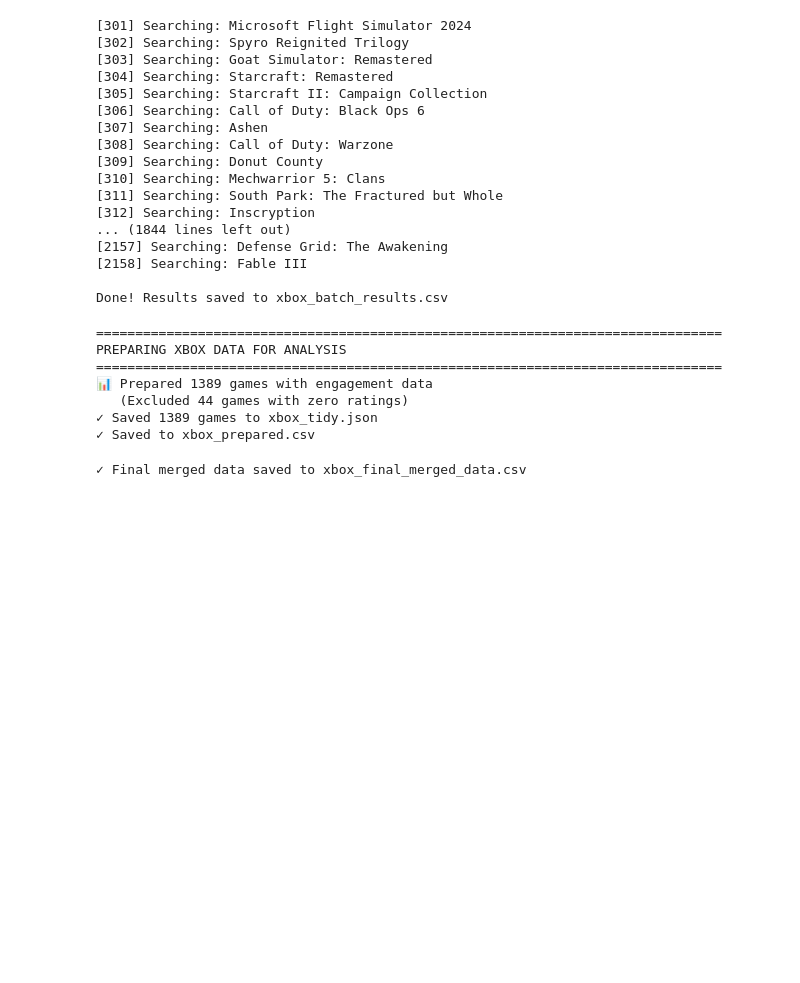
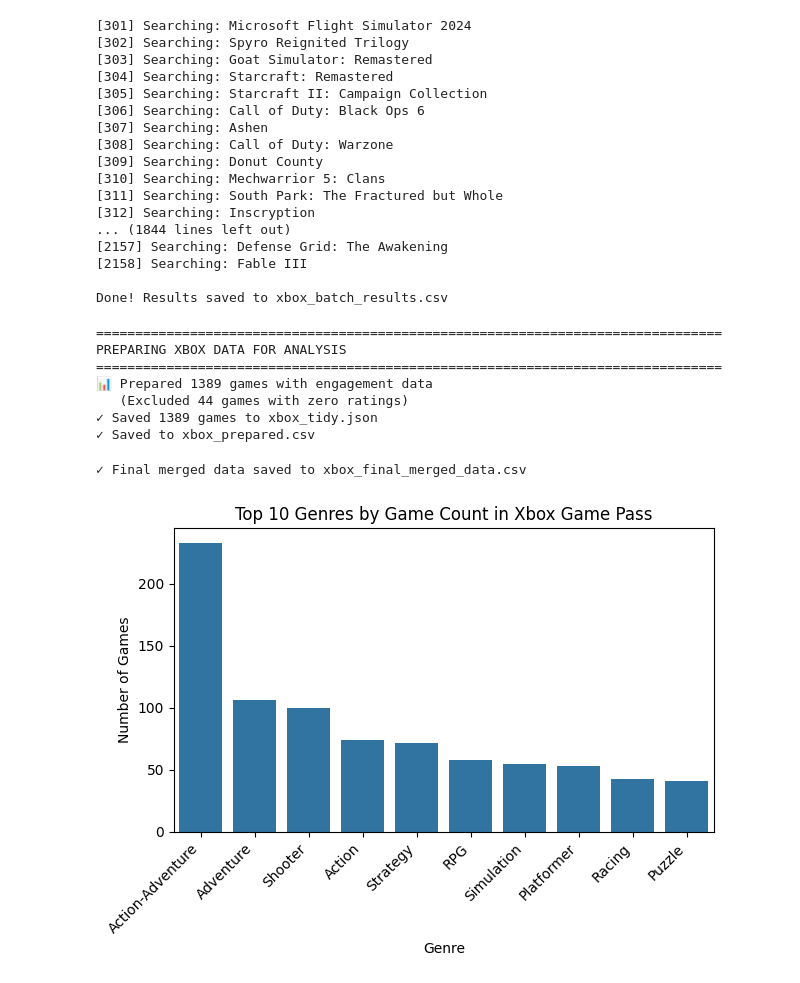
Before and after one commit to Doggo21345/xbox-gamepass-analytics, a Jupyter notebook: Data_Prep.ipynb, the cells around one changed output. Cells and saved outputs as stored; diff of their text form; code cells hidden in the pictures; blank space fills up the shorter version.

```diff
--- a/Data_Prep.ipynb
+++ b/Data_Prep.ipynb
@@ -697,3 +697,21 @@ print("✓ Final merged data saved to xbox_final_merged_data.csv")
 rating_7d = pd.to_numeric(Final["rating_7_days_avg"], errors='coerce').fillna(0)
 rating_30d = pd.to_numeric(Final["rating_30_days_avg"], errors='coerce').fillna(0)
 rating_all = pd.to_numeric(Final["rating_alltime_avg"], errors='coerce').fillna(0)
+# %%
+
+genre_performance = pd.read_csv('Genre_performance.csv')
+# %%
+genre_performance = genre_performance[genre_performance['Genre'] != 'Unknown']
+genre_performance = genre_performance[genre_performance['game_count'] > 5]
+# %%
+import seaborn as sns
+import matplotlib.pyplot as plt
+genre_performance_10 = genre_performance.sort_values(by='game_count', ascending=False).head(10)
+ax = sns.barplot(data=genre_performance_10, x='Genre', y = 'game_count')
+ax.set_xticklabels(ax.get_xticklabels(), rotation=45, ha='right')
+plt.title('Top 10 Genres by Game Count in Xbox Game Pass')
+plt.xlabel('Genre')
+plt.ylabel('Number of Games')
+plt.tight_layout()
+# %% [output]
+[figure, added]
```
Also changed, not shown: 2 other files.
